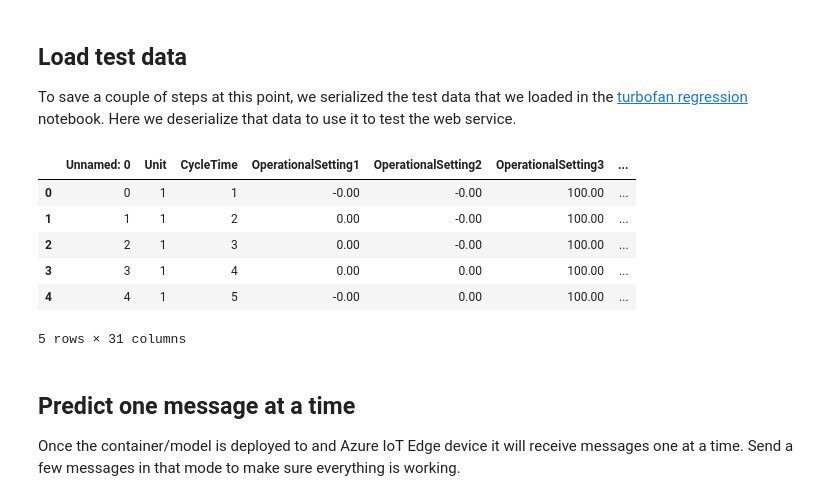
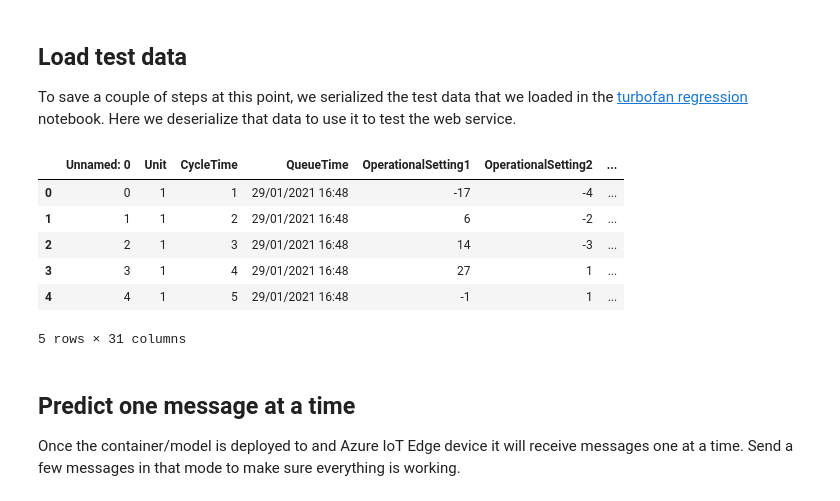
Before and after one commit to andreiciobanu/IoTEdgeAndMlSample, a Jupyter notebook: AzureNotebooks/02-turbofan_deploy_model.ipynb, the cells around one changed output. Saved outputs shown, nothing was run; the diff lists cells and outputs as text; code cells hidden in the pictures.

```diff
--- a/AzureNotebooks/02-turbofan_deploy_model.ipynb
+++ b/AzureNotebooks/02-turbofan_deploy_model.ipynb
@@ -291,18 +296,18 @@ To save a couple of steps at this point, we serialized the test data that we loa
 # %%
 import pandas as pd
 from sklearn.externals import joblib
 import numpy
 
-test_df = pd.read_csv("data/WebServiceTest.csv")
+test_df = pd.read_csv("data/Test2.csv")
 
 test_df.head(5)
 # %% [output]
-|  | Unnamed: 0 | Unit | CycleTime | OperationalSetting1 | OperationalSetting2 | OperationalSetting3 | ... |
-| 0 | 0 | 1 | 1 | -0.00 | -0.00 | 100.00 | ... |
-| 1 | 1 | 1 | 2 | 0.00 | -0.00 | 100.00 | ... |
-| 2 | 2 | 1 | 3 | 0.00 | -0.00 | 100.00 | ... |
-| 3 | 3 | 1 | 4 | 0.00 | 0.00 | 100.00 | ... |
-| 4 | 4 | 1 | 5 | -0.00 | 0.00 | 100.00 | ... |
+|  | Unnamed: 0 | Unit | CycleTime | QueueTime | OperationalSetting1 | OperationalSetting2 | ... |
+| 0 | 0 | 1 | 1 | 29/01/2021 16:48 | -17 | -4 | ... |
+| 1 | 1 | 1 | 2 | 29/01/2021 16:48 | 6 | -2 | ... |
+| 2 | 2 | 1 | 3 | 29/01/2021 16:48 | 14 | -3 | ... |
+| 3 | 3 | 1 | 4 | 29/01/2021 16:48 | 27 | 1 | ... |
+| 4 | 4 | 1 | 5 | 29/01/2021 16:48 | -1 | 1 | ... |
 5 rows × 31 columns
 # %% [markdown]
 ## Predict one message at a time
```
Also changed, not shown: parts of 14 cells of this notebook, 15 other files.
